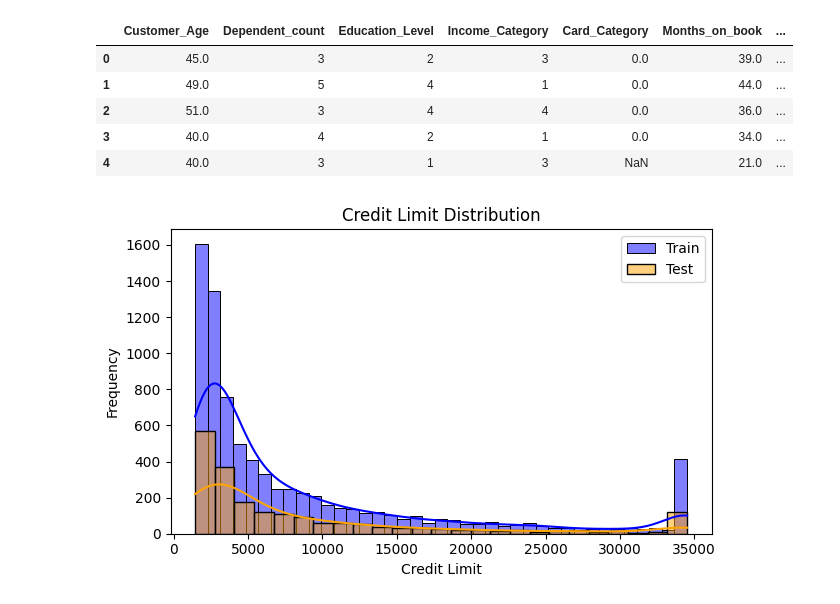
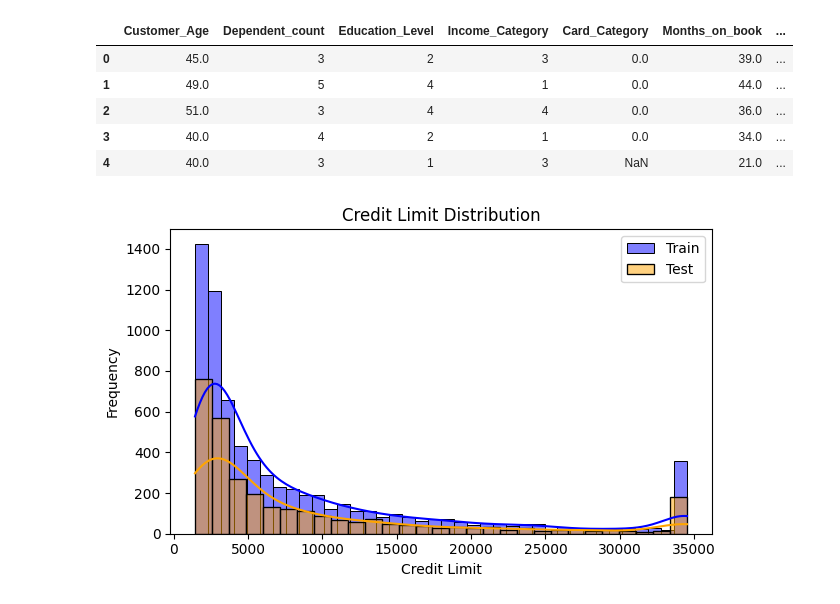
Before and after one commit to SheidaAbedpour/Regression-Credit-Limit-Prediction, a Jupyter notebook: main.ipynb, the cells around one changed output. Drawn from its saved outputs; the diff is of its cells as text; code cells hidden in the pictures.

```diff
--- a/main.ipynb
+++ b/main.ipynb
@@ -156,23 +156,23 @@ df.head()
 | 4 | 40.0 | 3 | 1 | 3 | NaN | 21.0 | ... |
 # %%
 # Split the data
-train_df, test_df = train_test_split(df, test_size=0.2, shuffle=True, random_state=42)
+train_df, test_df = train_test_split(df, test_size=0.3, shuffle=True, random_state=42)
 
 # Plot the distributions
 plt.figure(figsize=(12, 4))
 
 plt.subplot(1, 2, 1)
 sns.histplot(train_df['Credit_Limit'], kde=True, color='blue', label='Train')
 sns.histplot(test_df['Credit_Limit'], kde=True, color='orange', label='Test')
 plt.title('Credit Limit Distribution')
 plt.xlabel('Credit Limit')
 plt.ylabel('Frequency')
 plt.legend()
 
 plt.tight_layout()
 plt.show()
 # %% [output]
-[figure, old version]
+[figure, new version]
 # %%
 train_df.describe().T
 # %% [output]
```
Also changed, not shown: parts of 14 cells of this notebook.
